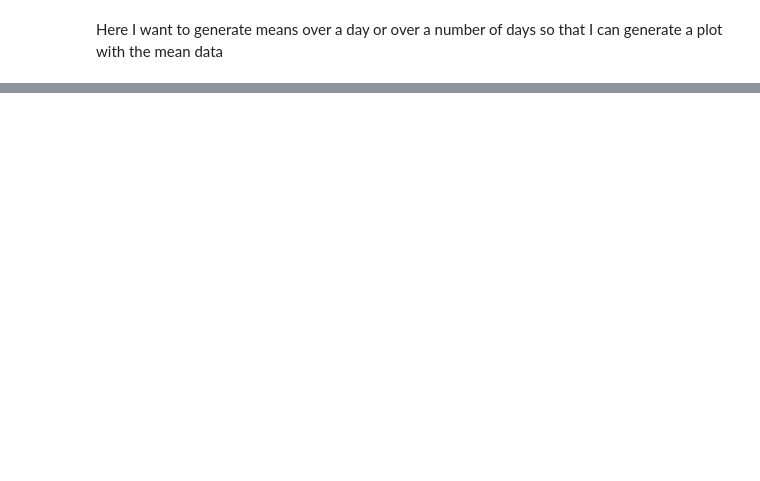
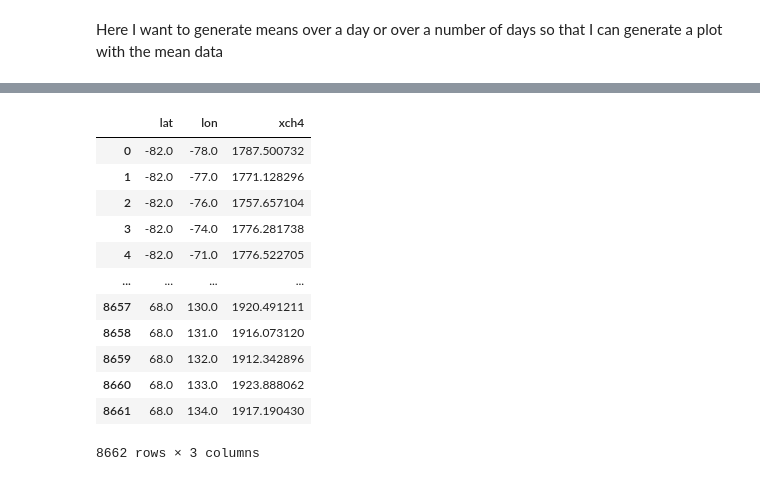
Before and after one commit to Laprama/Climate_Data_Visualisation, a Jupyter notebook: 03_Tropomi_Data_Mean_Calculation.ipynb, the cells around one changed output, grey strips where cells are left out. Saved outputs shown, nothing was run; the diff lists cells and outputs as text; code cells hidden in the pictures; blank space fills up the shorter version.

```diff
--- a/03_Tropomi_Data_Mean_Calculation.ipynb
+++ b/03_Tropomi_Data_Mean_Calculation.ipynb
@@ -66,3 +51,19 @@ df = df.dropna()
 
 # Group by lat-lon and compute mean
 mean_df = df.groupby(['lat', 'lon'], as_index=False).mean()
+# %%
+mean_df
+# %% [output]
+|  | lat | lon | xch4 |
+| 0 | -82.0 | -78.0 | 1787.500732 |
+| 1 | -82.0 | -77.0 | 1771.128296 |
+| 2 | -82.0 | -76.0 | 1757.657104 |
+| 3 | -82.0 | -74.0 | 1776.281738 |
+| 4 | -82.0 | -71.0 | 1776.522705 |
+| ... | ... | ... | ... |
+| 8657 | 68.0 | 130.0 | 1920.491211 |
+| 8658 | 68.0 | 131.0 | 1916.073120 |
+| 8659 | 68.0 | 132.0 | 1912.342896 |
+| 8660 | 68.0 | 133.0 | 1923.888062 |
+| 8661 | 68.0 | 134.0 | 1917.190430 |
+8662 rows × 3 columns
```
Also changed, not shown: parts of 10 cells of this notebook, 6 other files.
